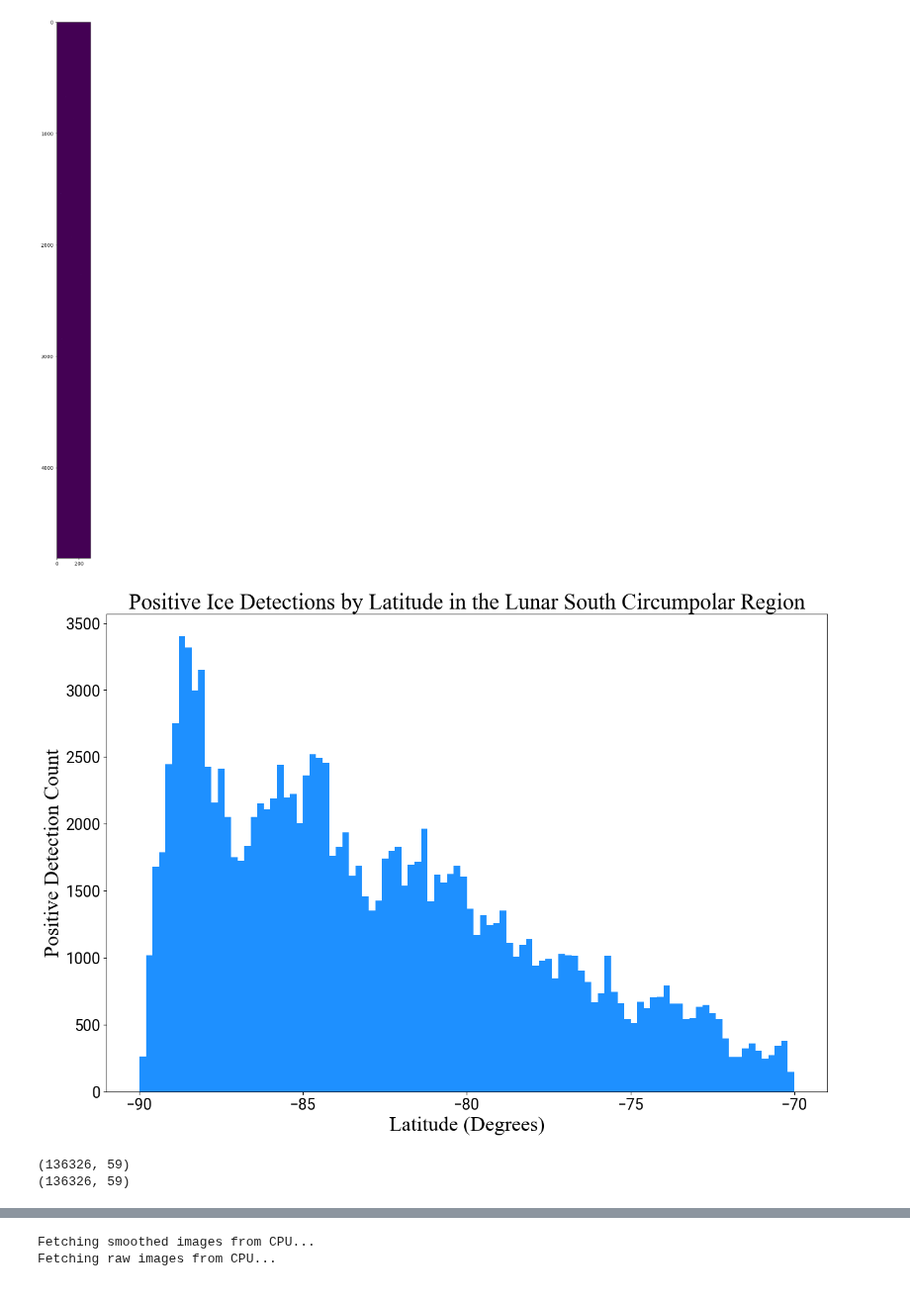
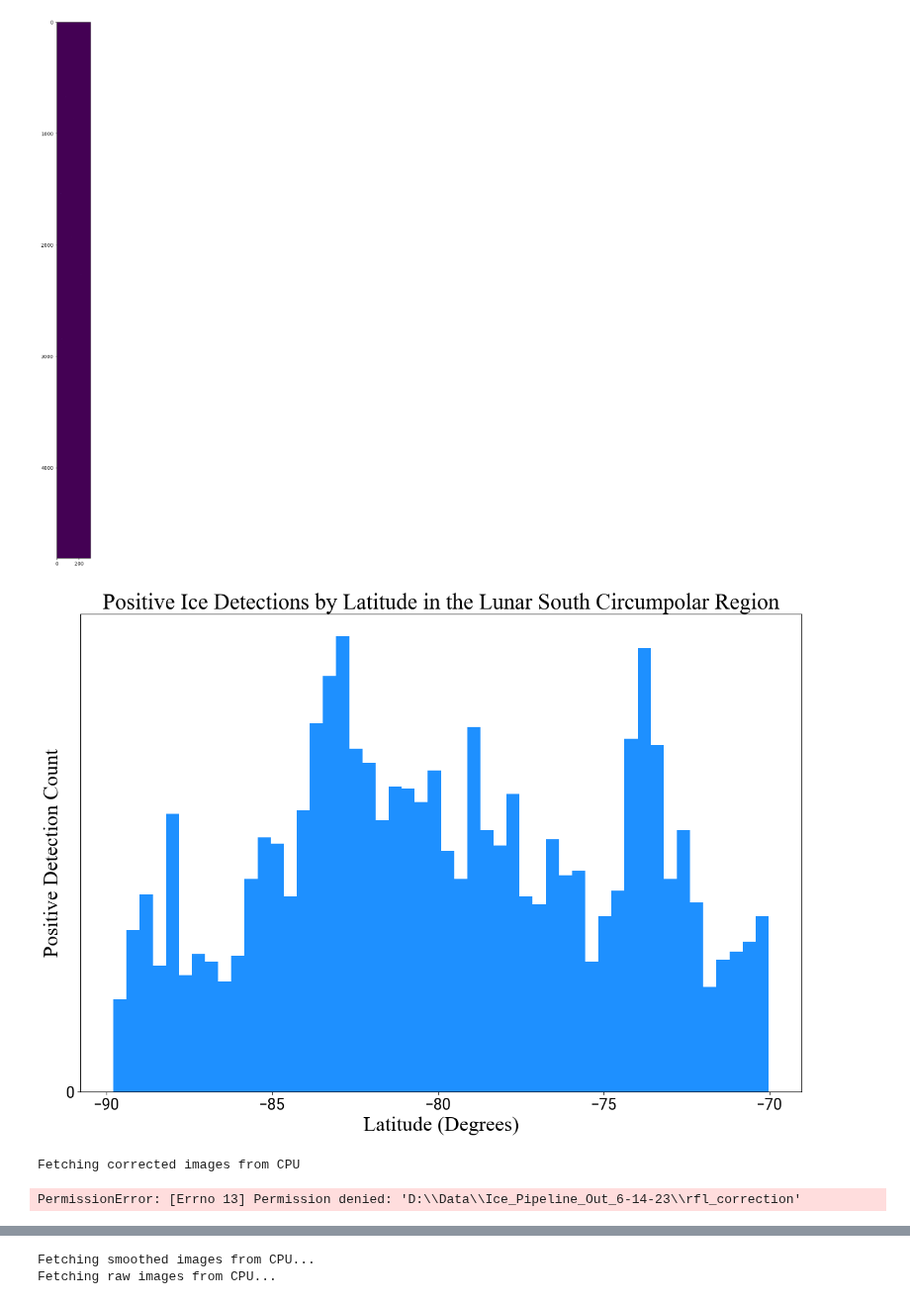
Before and after one commit to z-vig/M3_Pro, a Jupyter notebook: test.ipynb, the cells around one changed output, grey strips where cells are left out. Shown at 99% size. Drawn from its saved outputs; the diff is of its cells as text; code cells hidden in the pictures.

```diff
--- a/test.ipynb
+++ b/test.ipynb
@@ -490,37 +656,37 @@ import os.path as path
 # flist.sort()
 # fig = plt.figure()
 # def factor(n):
 #     return [(i,n//i) for i in range(1,int(n**0.5)+1) if n%i==0]
 
 # print (factor(len(flist)))
 
 # fig,ax = plt.subplots(1,1,figsize=(25,30))
 # x,y = np.meshgrid(range(28),range(7))
 # ax.set_xlim(-0.1,7)
 # ax.set_ylim(-1,28.1)
 # for i,j,font in zip(x.flatten(),y.flatten(),flist):
 #     plt.text(j,i,font,fontdict={'fontname':font,'fontsize':14})
 
 # plt.savefig('C:/Users/zvig/OneDrive - University of Iowa/Desktop/ALL_FONTS.png')
 
 
 
 label_font = {'fontname':'Times New Roman','fontsize':24}
 tick_font = {'fontname':'Roboto','fontsize':18}
 title_font = {'fontname':'Times New Roman','fontsize':26}
 
-all_detect = pd.read_csv('D:/Data/Ice_Pipeline_Out_6-14-23/all_detections_30.csv')
+all_detect = pd.read_csv('D:/Data/Ice_Pipeline_Out_6-14-23/one_pct_band_depth_detections.csv')
 fig = plt.figure(figsize=(15,10))
-plt.hist(all_detect['Latitude'],100,color='dodgerblue')
+plt.hist(all_detect['Latitude'],50,color='dodgerblue')
 plt.xlabel('Latitude (Degrees)',label_font)
 plt.ylabel('Positive Detection Count',label_font)
 plt.title('Positive Ice Detections by Latitude in the Lunar South Circumpolar Region',title_font)
 plt.xticks(range(-90,-65,5),**tick_font)
-plt.yticks(range(0,4000,500),**tick_font)
+plt.yticks(range(0,500,500),**tick_font)
 
 plt.savefig('D:/Ice_Locations_Figures/Ice_Locations_30SPA_Histogram.png',dpi=350)
 # %% [output]
-[figure, old version]
+[figure, new version]
 # %%
 '''
 Getting average water spectra of all ice detections
@@ -532,19 +698,25 @@ import os
 import os.path as path
 import time
 
-all_detect = pd.read_csv('D:/Data/Ice_Pipeline_Out_6-14-23/all_detections_30.csv')
+all_detect = pd.read_csv('D:/Data/Ice_Pipeline_Out_6-14-23/all_detections_15.csv')
 
 with open('D:/Data/Ice_Pipeline_Out_6-14-23/stampNames.txt') as f:
     stampNames = f.readlines()
 stampNames = [i[:-2] for i in stampNames]
-# if 'smooth_images' not in locals():
-#     print ('Fetching smoothed images from CPU...')
-#     smooth_images = [tf.imread(path.join(smooth_image_folder_path,i)) for i in os.listdir(smooth_image_folder_path)]
+smooth_image_folder_path = 'D:/Data/Ice_Pipeline_Out_6-14-23/rfl_smooth'
+raw_image_folder_path = 'D:/Data/Ice_Pipeline_Out_6-14-23/rfl_cropped'
+corrected_image_folder_path = 'D:/Data/Ice_Pipeline_Out_6-14-23/rfl_correction'
+if 'smooth_images' not in locals():
+    print ('Fetching smoothed images from CPU...')
+    smooth_images = [tf.imread(path.join(smooth_image_folder_path,i)) for i in os.listdir(smooth_image_folder_path)]
 # if 'raw_images' not in locals():
 #     print ('Fetching raw images from CPU...')
 #     raw_images = [tf.imread(path.join(raw_image_folder_path,i)) for i in os.listdir(raw_image_folder_path)]
+if 'corrected_images' not in locals():
+    print ('Fetching corrected images from CPU')
+    corrected_images = [tf.imread(path.join(corrected_image_folder_path))]
 
-#print (f'{len(smooth_images)} Smoothed Images and {len(raw_images)} Raw Images have been loaded!')
+print (f'{len(smooth_images)} Smoothed Images and {len(corrected_images)} Corrected Images have been loaded!')
 
 all_spectra_array = np.zeros((0,59))
 all_raw_array = np.zeros((0,59))
@@ -558,8 +730,8 @@ for i in range(0,len(smooth_images)):
 print (all_spectra_array.shape)
 print (all_raw_array.shape)
 # %% [output]
-(136326, 59)
-(136326, 59)
+Fetching corrected images from CPU
+PermissionError: [Errno 13] Permission denied: 'D:\\Data\\Ice_Pipeline_Out_6-14-23\\rfl_correction'
 # %%
 import matplotlib.pyplot as plt
 import matplotlib.ticker as tck
```
Also changed, not shown: parts of 13 cells of this notebook, 4 other files.
